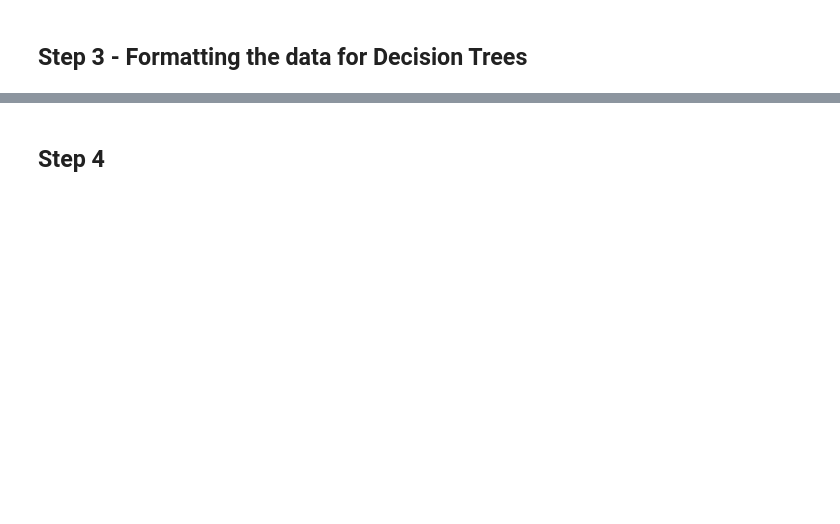
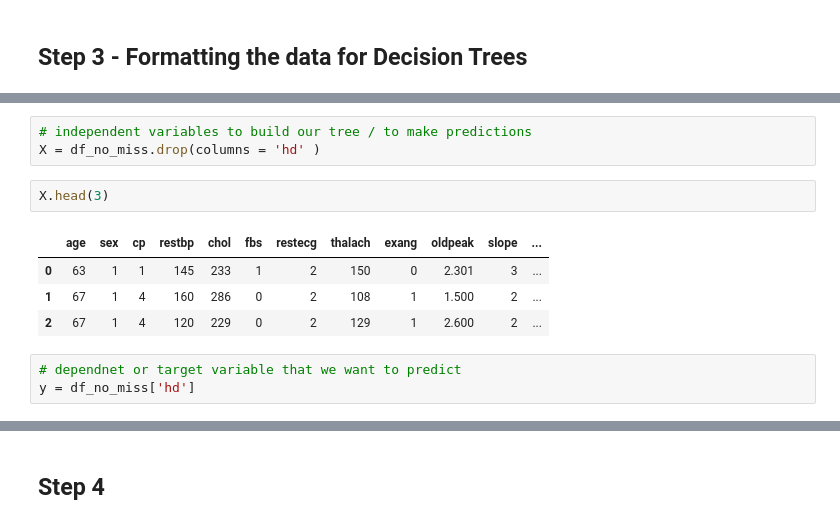
Before and after one commit to unpatel1/20220614_Classification_Tree_Heart_Disease, a Jupyter notebook: Classification_Tree_Heart_Disease.ipynb, the cells around one changed output, grey strips where cells are left out. Cells and saved outputs as stored; diff of their text form; blank space fills up the shorter version.

```diff
--- a/Classification_Tree_Heart_Disease.ipynb
+++ b/Classification_Tree_Heart_Disease.ipynb
@@ -107,0 +270,13 @@ df.head(3)
+# %%
+# independent variables to build our tree / to make predictions
+X = df_no_miss.drop(columns = 'hd' )
+# %%
+X.head(3)
+# %% [output]
+|  | age | sex | cp | restbp | chol | fbs | restecg | thalach | exang | oldpeak | slope | ... |
+| 0 | 63 | 1 | 1 | 145 | 233 | 1 | 2 | 150 | 0 | 2.301 | 3 | ... |
+| 1 | 67 | 1 | 4 | 160 | 286 | 0 | 2 | 108 | 1 | 1.500 | 2 | ... |
+| 2 | 67 | 1 | 4 | 120 | 229 | 0 | 2 | 129 | 1 | 2.600 | 2 | ... |
+# %%
+# dependnet or target variable that we want to predict
+y = df_no_miss['hd']
```
Also changed, not shown: parts of 37 cells of this notebook.
